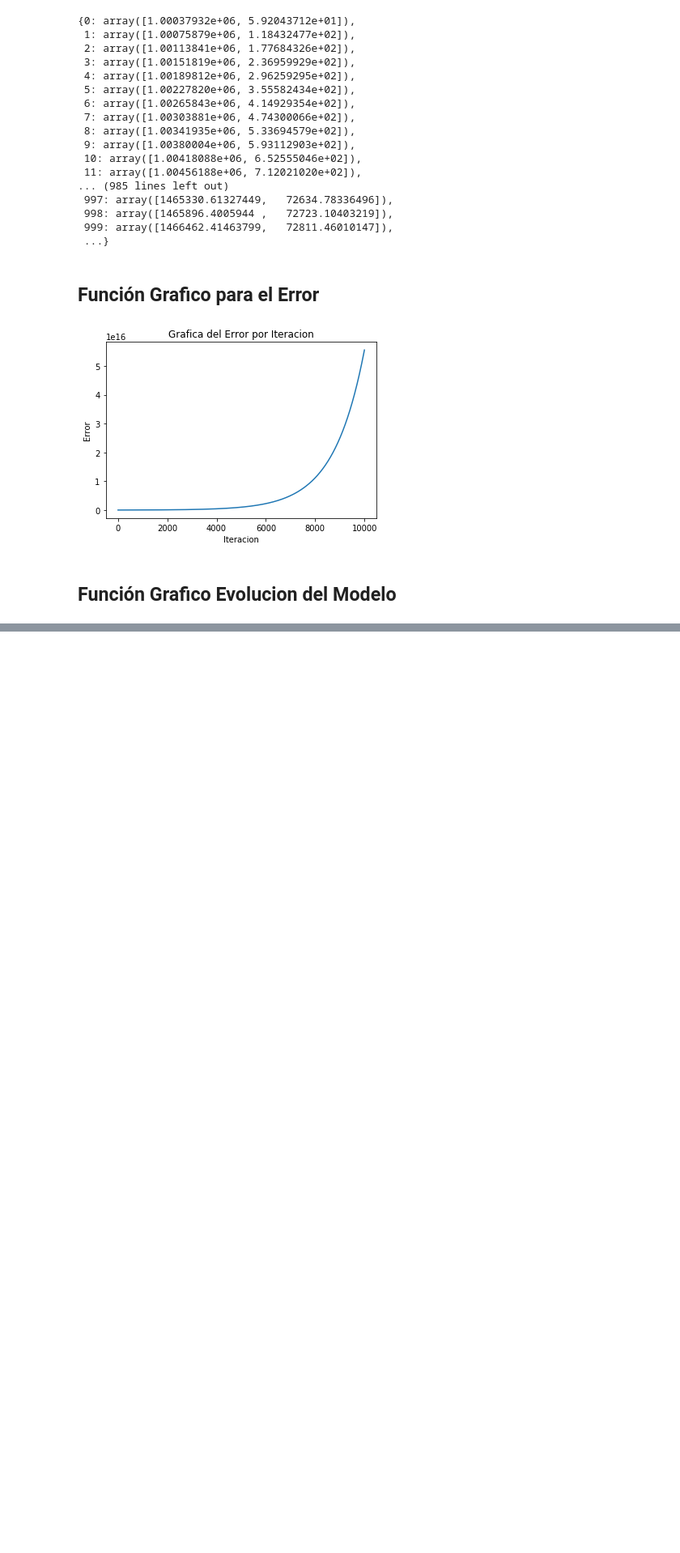
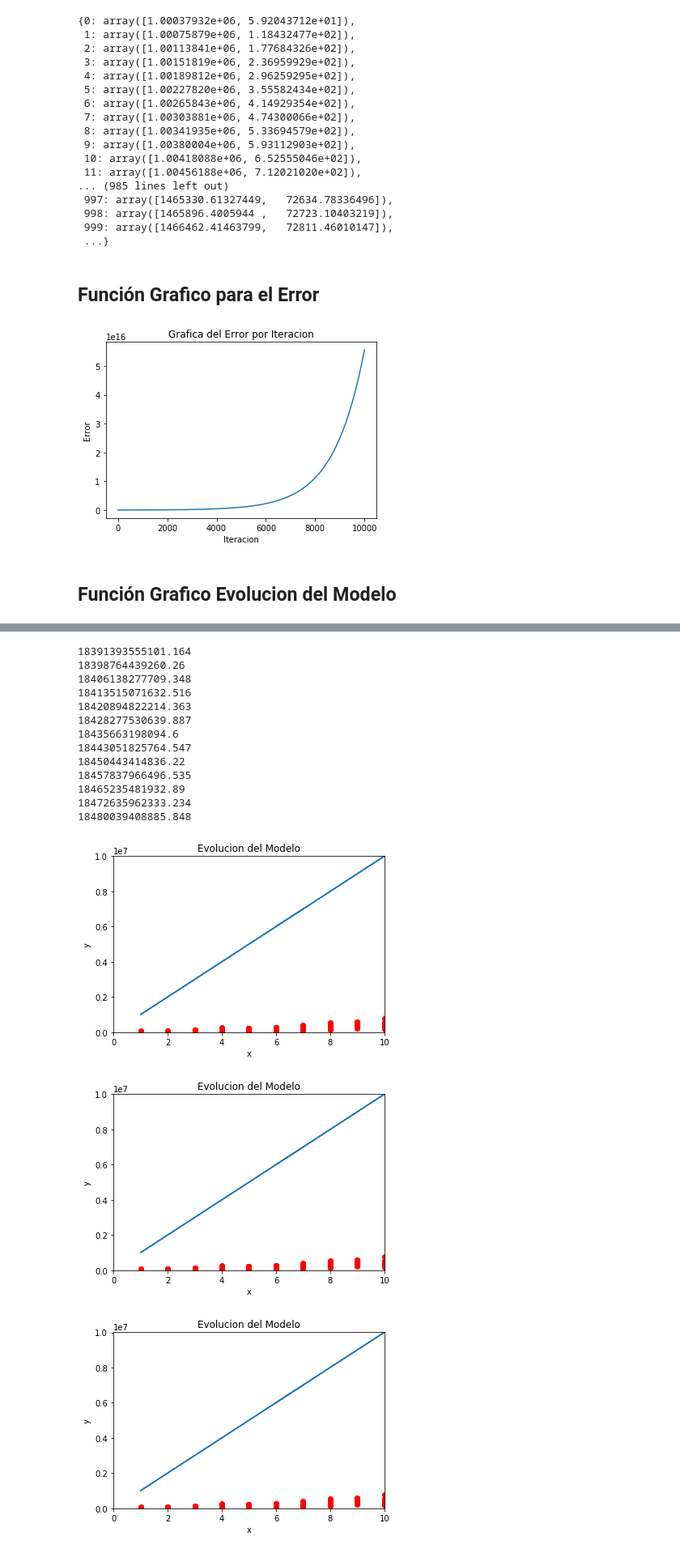
Before and after one commit to EldaCalderon/Proyecto-Phyton, a Jupyter notebook: ProyectoFinal.ipynb, the cells around one changed output, grey strips where cells are left out. Shown: that part at 81% size. Drawn from its saved outputs; the diff is of its cells as text; code cells hidden in the pictures; blank space fills up the shorter version.

```diff
--- a/ProyectoFinal.ipynb
+++ b/ProyectoFinal.ipynb
@@ -688,0 +683,24 @@ grafico_evolucion(regresion_lineal(vectorX1, train[:,0], epochs, 1000, 0.00001),
+# %%
+vectorX1 = train[:,1] #Calidad Materiales
+
+vectorX2 = train[:,2] #Pies cuadrados area
+# %%
+epochs = 6000
+grafico_evolucion(regresion_lineal(vectorX1, train[:,0], epochs, 500, 0.00000001),1000, train[:,1], train[:,0], epochs)
+# %% [output]
+18391393555101.164
+18398764439260.26
+18406138277709.348
+18413515071632.516
+18420894822214.363
+18428277530639.887
+18435663198094.6
+18443051825764.547
+18450443414836.22
+18457837966496.535
+18465235481932.89
+18472635962333.234
+18480039408885.848
+[figure, added]
+[figure, added]
+[figure, added]
```
Also changed, not shown: parts of 21 cells of this notebook.
